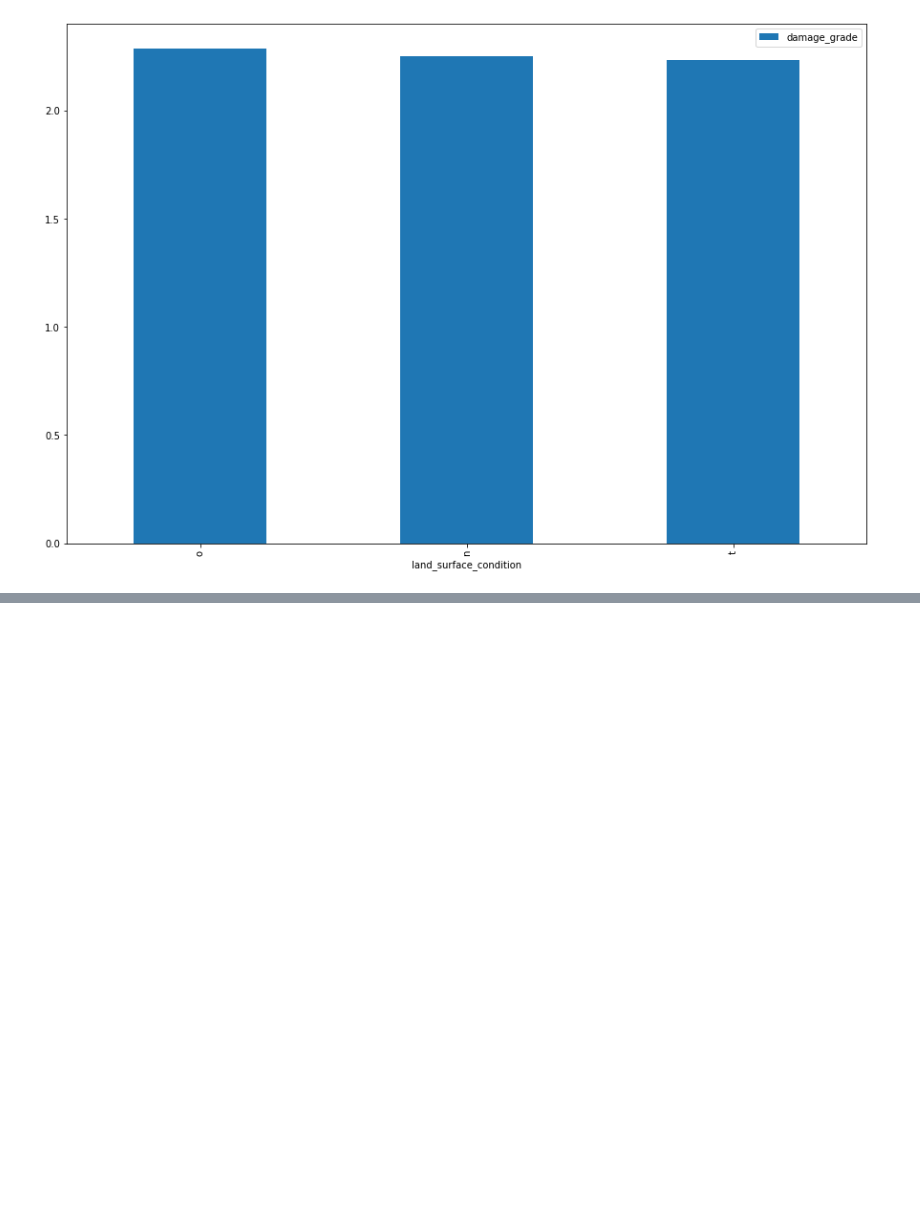
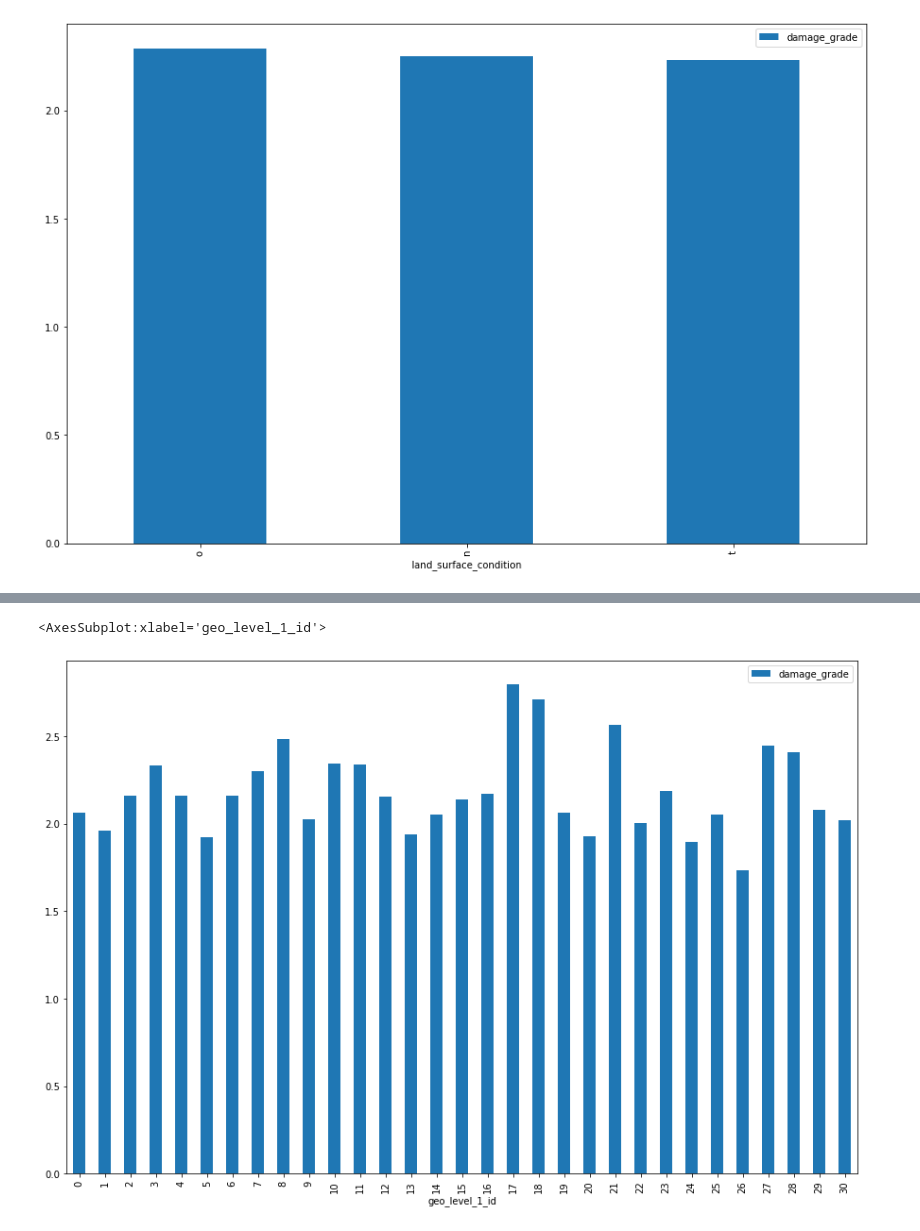
Before and after one commit to GuidoBergman/Datos---Tp1, a Jupyter notebook: TP1-Franco.ipynb, the cells around one changed output, grey strips where cells are left out. Cells and saved outputs as stored; diff of their text form; code cells hidden in the pictures; blank space fills up the shorter version.

```diff
--- a/TP1-Franco.ipynb
+++ b/TP1-Franco.ipynb
@@ -116,0 +122,5 @@ df.groupby('land_surface_condition').agg({'damage_grade':'mean'}).sort_values(as
+# %%
+df.groupby('geo_level_1_id').agg({'damage_grade':'mean'}).plot(kind='bar',figsize=(15,10))
+# %% [output]
+<AxesSubplot:xlabel='geo_level_1_id'>
+[figure, added]
```
Also changed, not shown: parts of 104 cells of this notebook.
